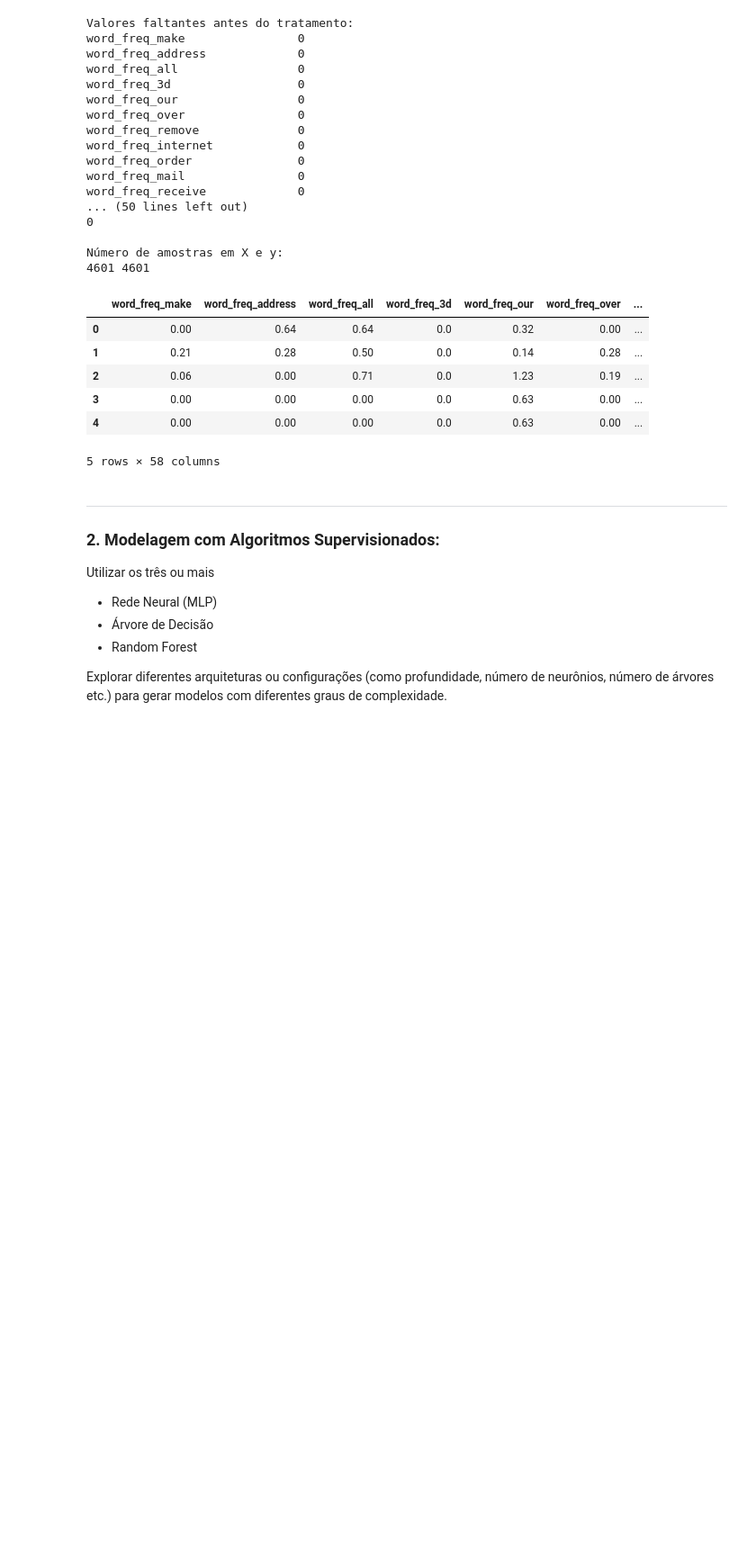
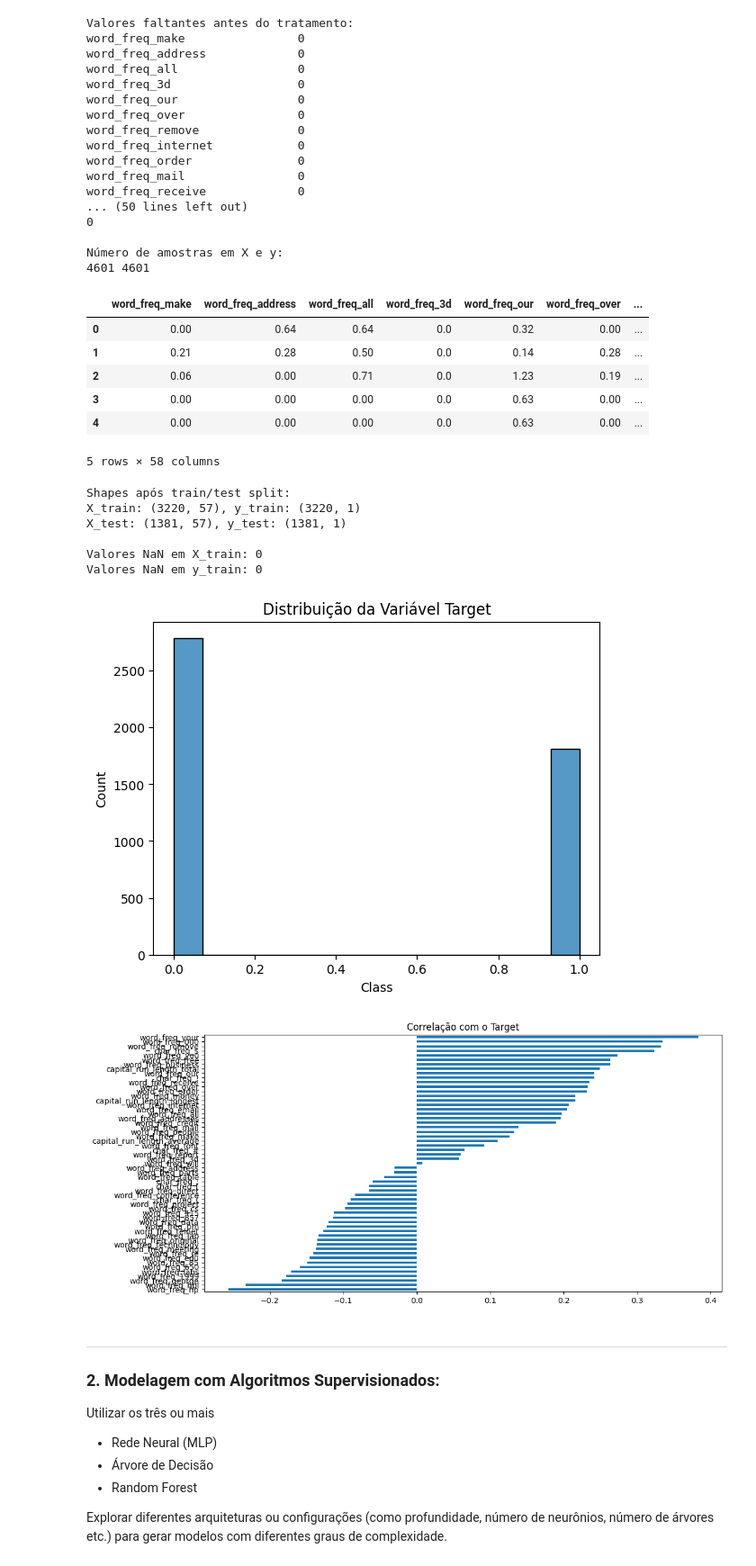
Before and after one commit to sakikout/Aprendizado-Multiobjetivo, a Jupyter notebook: spambase.ipynb, the cells around one changed output. Shown at 90% size. Saved outputs shown, nothing was run; the diff lists cells and outputs as text; code cells hidden in the pictures; blank space fills up the shorter version.

```diff
--- a/spambase.ipynb
+++ b/spambase.ipynb
@@ -141,6 +129,47 @@ df.head()
 | 3 | 0.00 | 0.00 | 0.00 | 0.0 | 0.63 | 0.00 | ... |
 | 4 | 0.00 | 0.00 | 0.00 | 0.0 | 0.63 | 0.00 | ... |
 5 rows × 58 columns
+# %%
+X_train, X_test, y_train, y_test = train_test_split(
+    X, y, test_size=0.3, random_state=42
+)
+
+scaler = StandardScaler()
+X_train_scaled = scaler.fit_transform(X_train)
+X_test_scaled = scaler.transform(X_test)
+
+
+print("\nShapes após train/test split:")
+print(f"X_train: {X_train.shape}, y_train: {y_train.shape}")
+print(f"X_test: {X_test.shape}, y_test: {y_test.shape}")
+
+
+print("\nValores NaN em X_train:", X_train.isna().sum().sum())
+print("Valores NaN em y_train:", y_train.isna().sum().sum())
+# %% [output]
+Shapes após train/test split:
+X_train: (3220, 57), y_train: (3220, 1)
+X_test: (1381, 57), y_test: (1381, 1)
+
+Valores NaN em X_train: 0
+Valores NaN em y_train: 0
+# %%
+# Verificar distribuição do target
+
+sns.histplot(y.iloc[:, 0]) # y.iloc[:, 0]
+plt.title('Distribuição da Variável Target')
+plt.show()
+
+# Correlação entre features numéricas e target
+numeric_features = X.select_dtypes(include=['int64', 'float64']).columns
+correlations = df[numeric_features].corrwith(y.iloc[:, 0])
+plt.figure(figsize=(12, 6))
+correlations.sort_values().plot.barh()
+plt.title('Correlação com o Target')
+plt.show()
+# %% [output]
+[figure, added]
+[figure, added]
 # %% [markdown]
 ---
 
```
Also changed, not shown: parts of 9 cells of this notebook.
